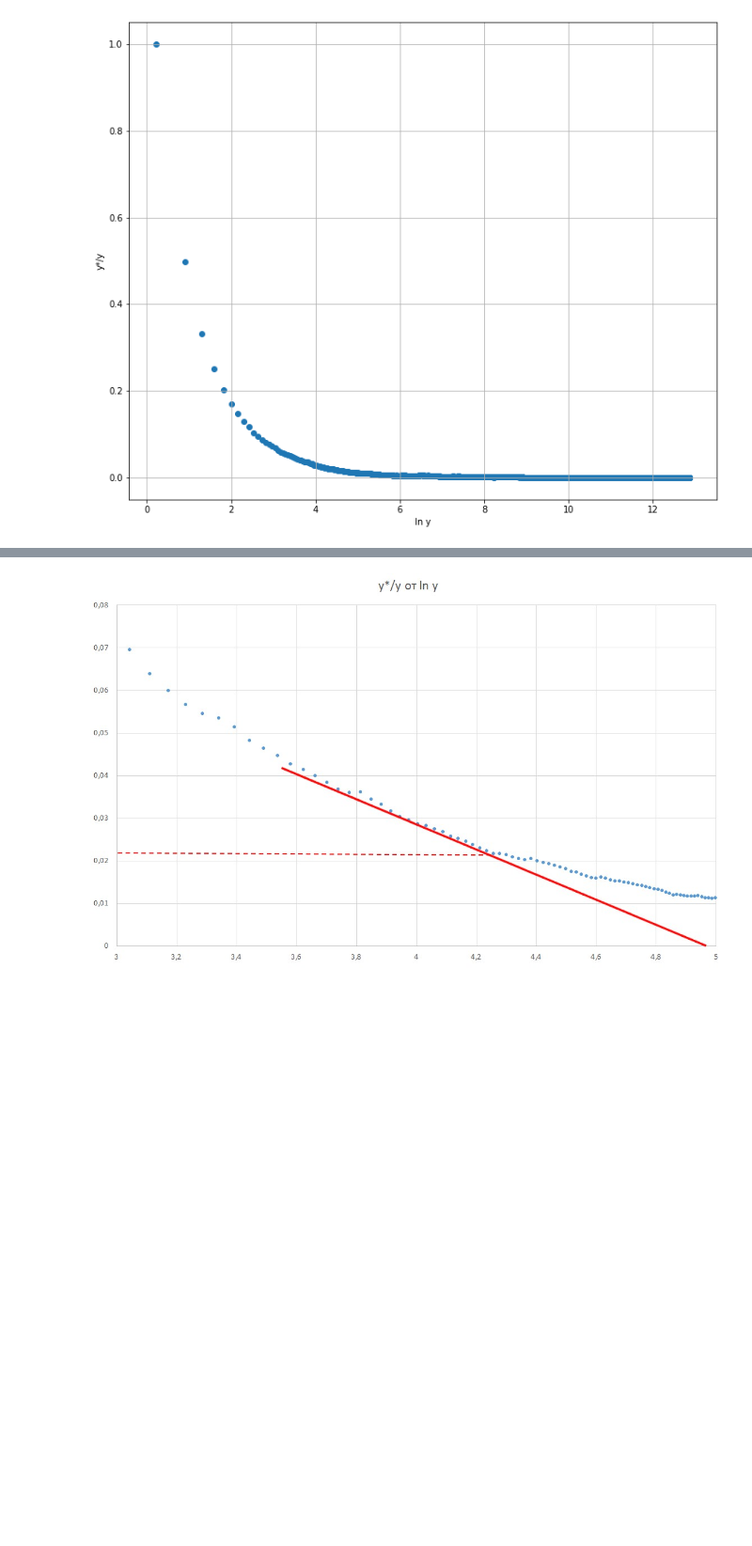
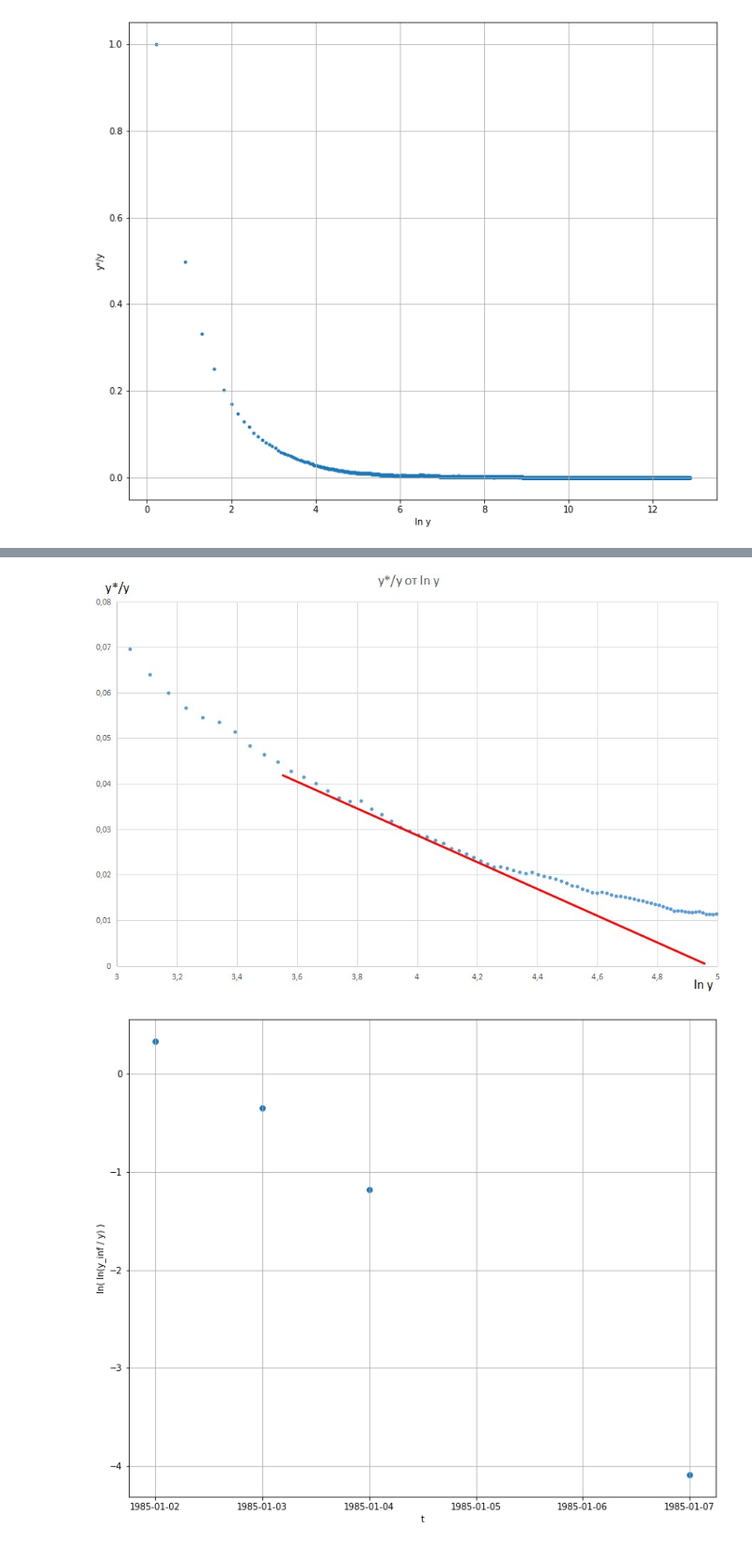
Before and after one commit to ValeriaGruzilova/-, a Jupyter notebook: Disney_analisys.ipynb, the cells around one changed output, grey strips where cells are left out. Shown at 94% size. Cells and saved outputs as stored; diff of their text form; code cells hidden in the pictures; blank space fills up the shorter version.

```diff
--- a/Disney_analisys.ipynb
+++ b/Disney_analisys.ipynb
@@ -222,2 +236,12 @@ plt.ylabel('y*/y');
 # %% [markdown]
-![](attachment:y%20%D0%BD%D0%B0%20y%20%D0%BD%D0%B0%D0%BA%D0%BE%D0%BF%20%D0%BE%D1%82%20ln%28y%20%D0%BD%D0%B0%D0%BA%D0%BE%D0%BF%29%20%D1%83%D1%87%D0%B0%D1%81%D1%82%D0%BE%D0%BA%202.jpg)
+![](attachment:y%20%D0%BD%D0%B0%20y%20%D0%BD%D0%B0%D0%BA%D0%BE%D0%BF%20%D0%BE%D1%82%20ln%28y%20%D0%BD%D0%B0%D0%BA%D0%BE%D0%BF%29%20%D1%83%D1%87%D0%B0%D1%81%D1%82%D0%BE%D0%BA%202-2.jpg)
+# %%
+y_inf = 5
+
+plt.figure(figsize=(12, 10))
+plt.scatter(disney.Date, np.log(np.log(y_inf / y_cumsum)))
+plt.grid()
+plt.xlabel('t')
+plt.ylabel('ln( ln(y_inf / y) )');
+# %% [output]
+[figure, added]
```
Also changed, not shown: parts of 6 cells of this notebook, 25 other files.
